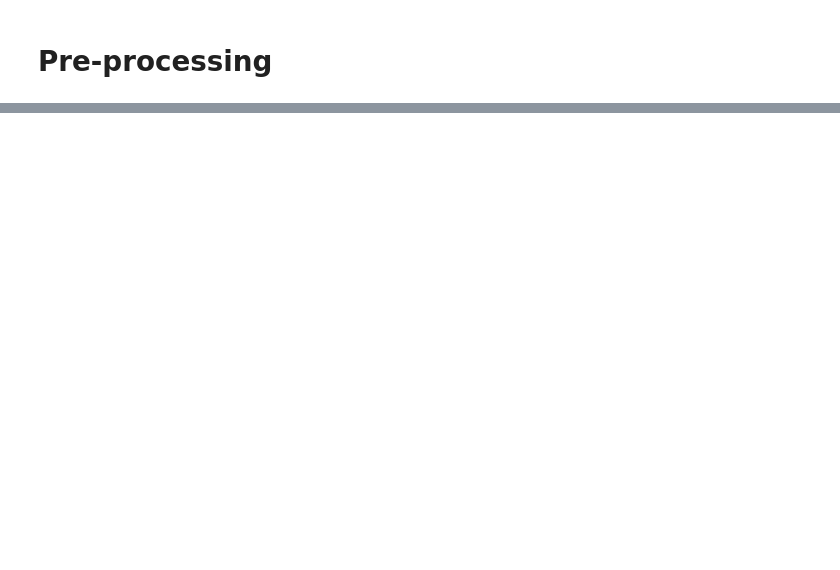
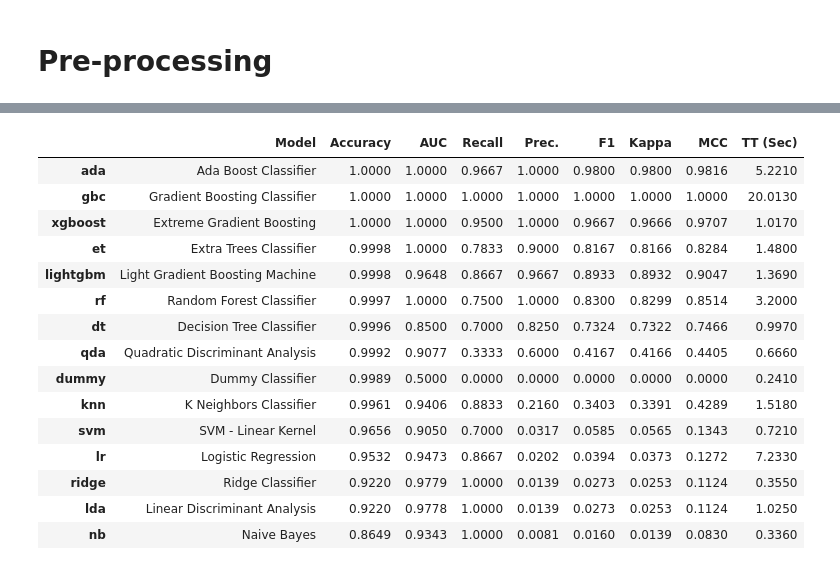
Before and after one commit to Cuadros99/pfc-ime, a Jupyter notebook: Scripts/pre-processing.ipynb, the cells around one changed output, grey strips where cells are left out. Drawn from its saved outputs; the diff is of its cells as text; code cells hidden in the pictures; blank space fills up the shorter version.

```diff
--- a/Scripts/pre-processing.ipynb
+++ b/Scripts/pre-processing.ipynb
@@ -792,0 +303,14 @@ for key in dfs_final:
+# %%
+fix_imbalance_pre_processing_setup = setup(
+                                                dataset,
+                                                target = 'Label',
+                                                date_features = ['Timestamp'],
+                                                create_date_columns = ['hour', 'minute', 'second', 'day', 'month'],
+                                                imputation_type = 'simple',
+                                                numeric_imputation = 'mean',
+                                                categorical_imputation = 'mode',
+                                                fold_strategy = 'stratifiedkfold',
+                                                fold = 10,
+                                                fix_imbalance = True,
+                                                fix_imbalance_method = 'SMOTE'
+                                                )
@@ -792,0 +335,5 @@ for key in dfs_final:
+# %%
+result = test_and_save_pre_processing_approach('fix_imbalance_pre_processing', fix_imbalance_pre_processing_setup)
+models_comparison_fix_imbalance = result[0]
+dataset_fix_imbalance_pre_processing = result[1]
+# %% [output]
@@ -792,0 +341,16 @@ for key in dfs_final:
+|  | Model | Accuracy | AUC | Recall | Prec. | F1 | Kappa | MCC | TT (Sec) |
+| ada | Ada Boost Classifier | 1.0000 | 1.0000 | 0.9667 | 1.0000 | 0.9800 | 0.9800 | 0.9816 | 5.2210 |
+| gbc | Gradient Boosting Classifier | 1.0000 | 1.0000 | 1.0000 | 1.0000 | 1.0000 | 1.0000 | 1.0000 | 20.0130 |
+| xgboost | Extreme Gradient Boosting | 1.0000 | 1.0000 | 0.9500 | 1.0000 | 0.9667 | 0.9666 | 0.9707 | 1.0170 |
+| et | Extra Trees Classifier | 0.9998 | 1.0000 | 0.7833 | 0.9000 | 0.8167 | 0.8166 | 0.8284 | 1.4800 |
+| lightgbm | Light Gradient Boosting Machine | 0.9998 | 0.9648 | 0.8667 | 0.9667 | 0.8933 | 0.8932 | 0.9047 | 1.3690 |
+| rf | Random Forest Classifier | 0.9997 | 1.0000 | 0.7500 | 1.0000 | 0.8300 | 0.8299 | 0.8514 | 3.2000 |
+| dt | Decision Tree Classifier | 0.9996 | 0.8500 | 0.7000 | 0.8250 | 0.7324 | 0.7322 | 0.7466 | 0.9970 |
+| qda | Quadratic Discriminant Analysis | 0.9992 | 0.9077 | 0.3333 | 0.6000 | 0.4167 | 0.4166 | 0.4405 | 0.6660 |
+| dummy | Dummy Classifier | 0.9989 | 0.5000 | 0.0000 | 0.0000 | 0.0000 | 0.0000 | 0.0000 | 0.2410 |
+| knn | K Neighbors Classifier | 0.9961 | 0.9406 | 0.8833 | 0.2160 | 0.3403 | 0.3391 | 0.4289 | 1.5180 |
+| svm | SVM - Linear Kernel | 0.9656 | 0.9050 | 0.7000 | 0.0317 | 0.0585 | 0.0565 | 0.1343 | 0.7210 |
+| lr | Logistic Regression | 0.9532 | 0.9473 | 0.8667 | 0.0202 | 0.0394 | 0.0373 | 0.1272 | 7.2330 |
+| ridge | Ridge Classifier | 0.9220 | 0.9779 | 1.0000 | 0.0139 | 0.0273 | 0.0253 | 0.1124 | 0.3550 |
+| lda | Linear Discriminant Analysis | 0.9220 | 0.9778 | 1.0000 | 0.0139 | 0.0273 | 0.0253 | 0.1124 | 1.0250 |
+| nb | Naive Bayes | 0.8649 | 0.9343 | 1.0000 | 0.0081 | 0.0160 | 0.0139 | 0.0830 | 0.3360 |
```
Also changed, not shown: parts of 124 cells of this notebook, 1 other file.
